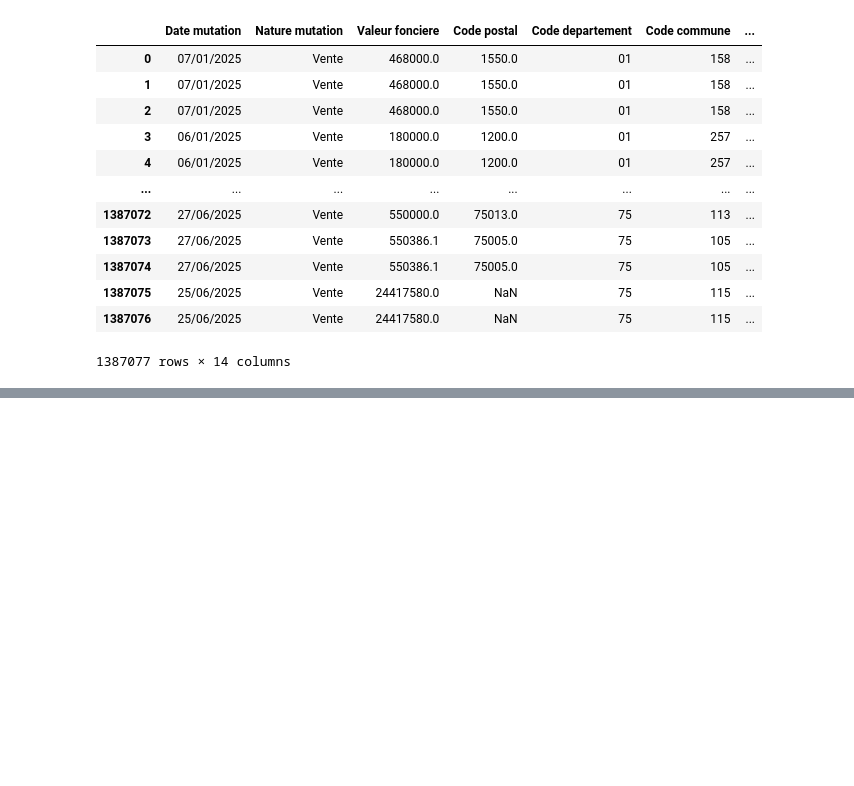
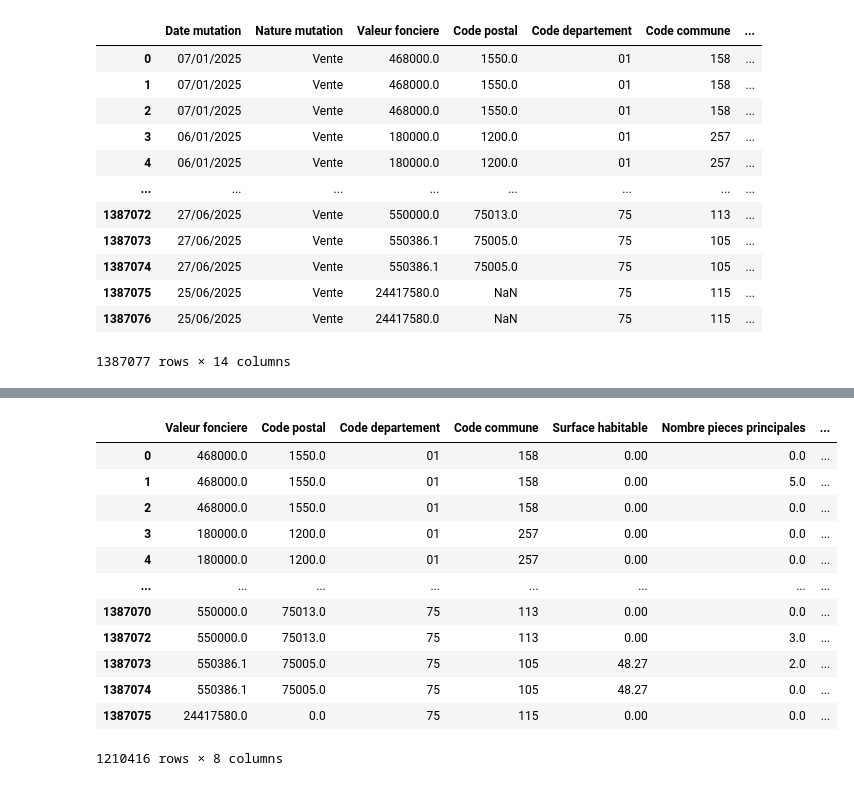
Before and after one commit to VestiC1/Projet-immo, a Jupyter notebook: notebooks/analysesds.ipynb, the cells around one changed output, grey strips where cells are left out. Drawn from its saved outputs; the diff is of its cells as text; code cells hidden in the pictures; blank space fills up the shorter version.

```diff
--- a/notebooks/analysesds.ipynb
+++ b/notebooks/analysesds.ipynb
@@ -212,0 +213,17 @@ df_new
+# %%
+df_new = df_new[['Valeur fonciere', 'Code postal', 'Code departement', 'Code commune', 'Surface habitable', 'Nombre pieces principales', 'Surface reelle bati', 'Surface terrain']]
+df_new
+# %% [output]
+|  | Valeur fonciere | Code postal | Code departement | Code commune | Surface habitable | Nombre pieces principales | ... |
+| 0 | 468000.0 | 1550.0 | 01 | 158 | 0.00 | 0.0 | ... |
+| 1 | 468000.0 | 1550.0 | 01 | 158 | 0.00 | 5.0 | ... |
+| 2 | 468000.0 | 1550.0 | 01 | 158 | 0.00 | 0.0 | ... |
+| 3 | 180000.0 | 1200.0 | 01 | 257 | 0.00 | 0.0 | ... |
+| 4 | 180000.0 | 1200.0 | 01 | 257 | 0.00 | 0.0 | ... |
+| ... | ... | ... | ... | ... | ... | ... | ... |
+| 1387070 | 550000.0 | 75013.0 | 75 | 113 | 0.00 | 0.0 | ... |
+| 1387072 | 550000.0 | 75013.0 | 75 | 113 | 0.00 | 3.0 | ... |
+| 1387073 | 550386.1 | 75005.0 | 75 | 105 | 48.27 | 2.0 | ... |
+| 1387074 | 550386.1 | 75005.0 | 75 | 105 | 48.27 | 0.0 | ... |
+| 1387075 | 24417580.0 | 0.0 | 75 | 115 | 0.00 | 0.0 | ... |
+1210416 rows × 8 columns
```
Also changed, not shown: parts of 3 cells of this notebook, 4 other files.
